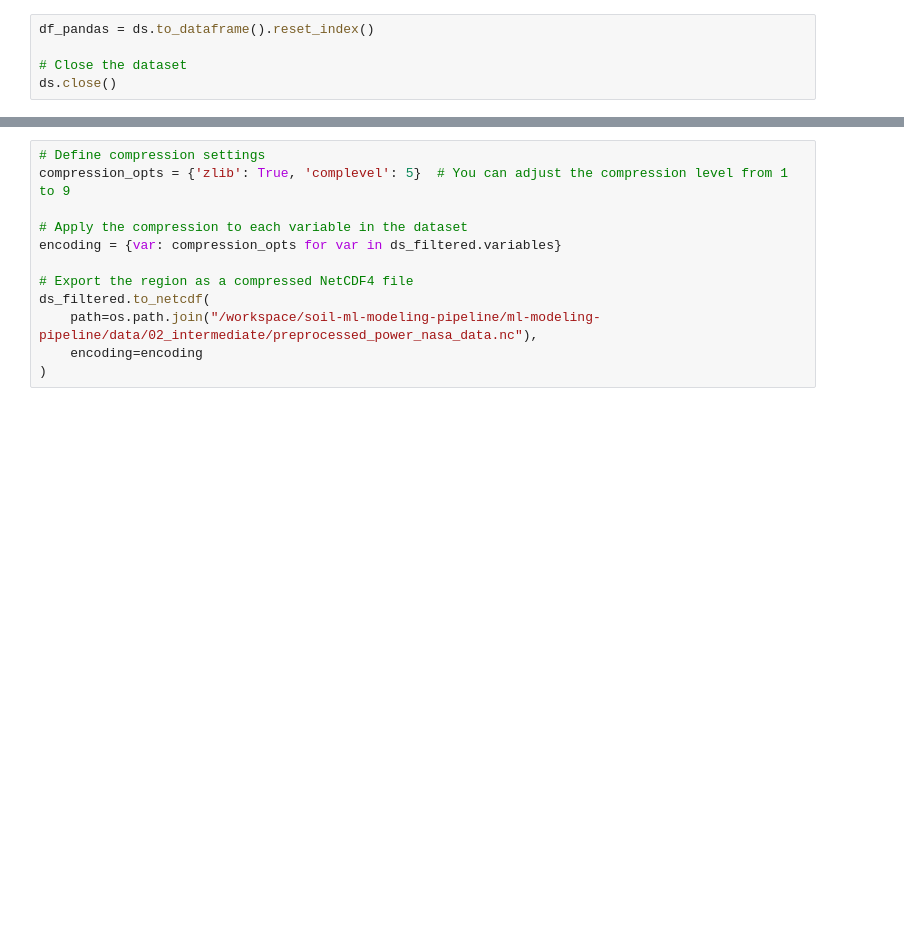
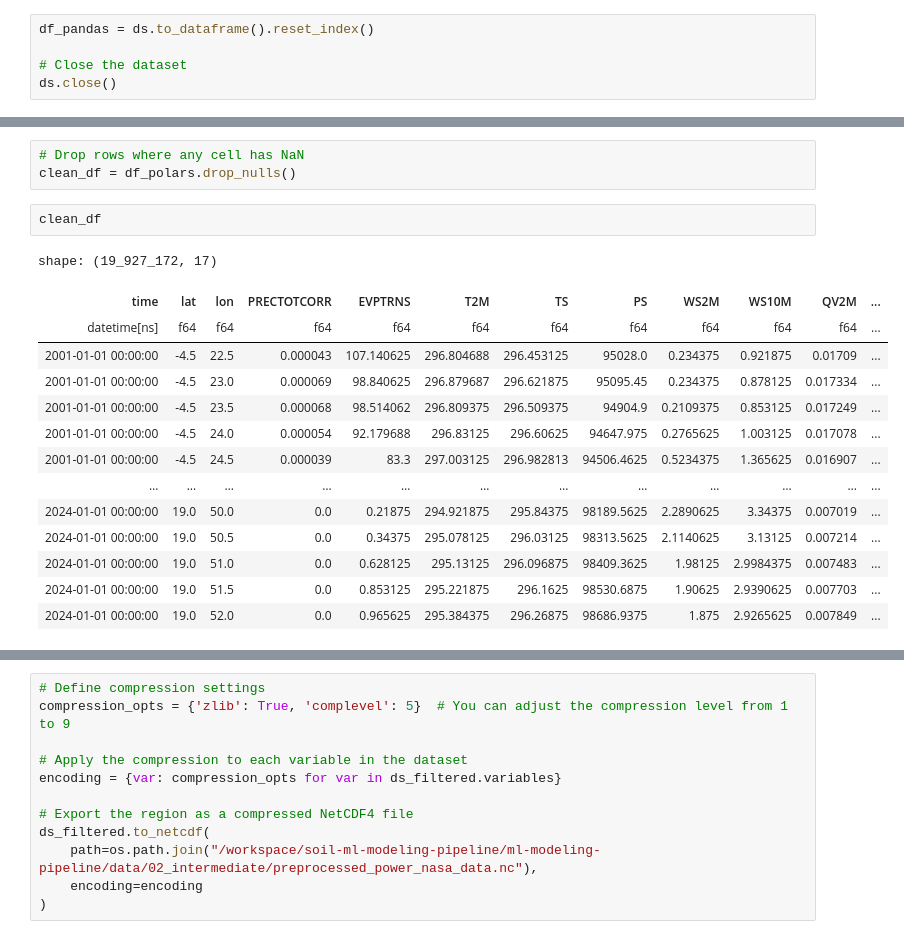
Before and after one commit to AdamPrzychodniPrivate/soil-water-forecasting, a Jupyter notebook: ml-modeling-pipeline/notebooks/2. data_preprocessing.ipynb, the cells around one changed output, grey strips where cells are left out. Cells and saved outputs as stored; diff of their text form; blank space fills up the shorter version.

```diff
--- a/ml-modeling-pipeline/notebooks/2. data_preprocessing.ipynb
+++ b/ml-modeling-pipeline/notebooks/2. data_preprocessing.ipynb
@@ -473,0 +137,20 @@ Enhanced Solar Radiation Measurement: ALLSKY_SFC_SW_DWN provides a more detailed
+# %%
+# Drop rows where any cell has NaN
+clean_df = df_polars.drop_nulls()
+# %%
+clean_df
+# %% [output]
+shape: (19_927_172, 17)
+| time | lat | lon | PRECTOTCORR | EVPTRNS | T2M | TS | PS | WS2M | WS10M | QV2M | ... |
+| datetime[ns] | f64 | f64 | f64 | f64 | f64 | f64 | f64 | f64 | f64 | f64 | ... |
+| 2001-01-01 00:00:00 | -4.5 | 22.5 | 0.000043 | 107.140625 | 296.804688 | 296.453125 | 95028.0 | 0.234375 | 0.921875 | 0.01709 | ... |
+| 2001-01-01 00:00:00 | -4.5 | 23.0 | 0.000069 | 98.840625 | 296.879687 | 296.621875 | 95095.45 | 0.234375 | 0.878125 | 0.017334 | ... |
+| 2001-01-01 00:00:00 | -4.5 | 23.5 | 0.000068 | 98.514062 | 296.809375 | 296.509375 | 94904.9 | 0.2109375 | 0.853125 | 0.017249 | ... |
+| 2001-01-01 00:00:00 | -4.5 | 24.0 | 0.000054 | 92.179688 | 296.83125 | 296.60625 | 94647.975 | 0.2765625 | 1.003125 | 0.017078 | ... |
+| 2001-01-01 00:00:00 | -4.5 | 24.5 | 0.000039 | 83.3 | 297.003125 | 296.982813 | 94506.4625 | 0.5234375 | 1.365625 | 0.016907 | ... |
+| … | … | … | … | … | … | … | … | … | … | … | ... |
+| 2024-01-01 00:00:00 | 19.0 | 50.0 | 0.0 | 0.21875 | 294.921875 | 295.84375 | 98189.5625 | 2.2890625 | 3.34375 | 0.007019 | ... |
+| 2024-01-01 00:00:00 | 19.0 | 50.5 | 0.0 | 0.34375 | 295.078125 | 296.03125 | 98313.5625 | 2.1140625 | 3.13125 | 0.007214 | ... |
+| 2024-01-01 00:00:00 | 19.0 | 51.0 | 0.0 | 0.628125 | 295.13125 | 296.096875 | 98409.3625 | 1.98125 | 2.9984375 | 0.007483 | ... |
+| 2024-01-01 00:00:00 | 19.0 | 51.5 | 0.0 | 0.853125 | 295.221875 | 296.1625 | 98530.6875 | 1.90625 | 2.9390625 | 0.007703 | ... |
+| 2024-01-01 00:00:00 | 19.0 | 52.0 | 0.0 | 0.965625 | 295.384375 | 296.26875 | 98686.9375 | 1.875 | 2.9265625 | 0.007849 | ... |
```
Also changed, not shown: parts of 51 cells of this notebook.
